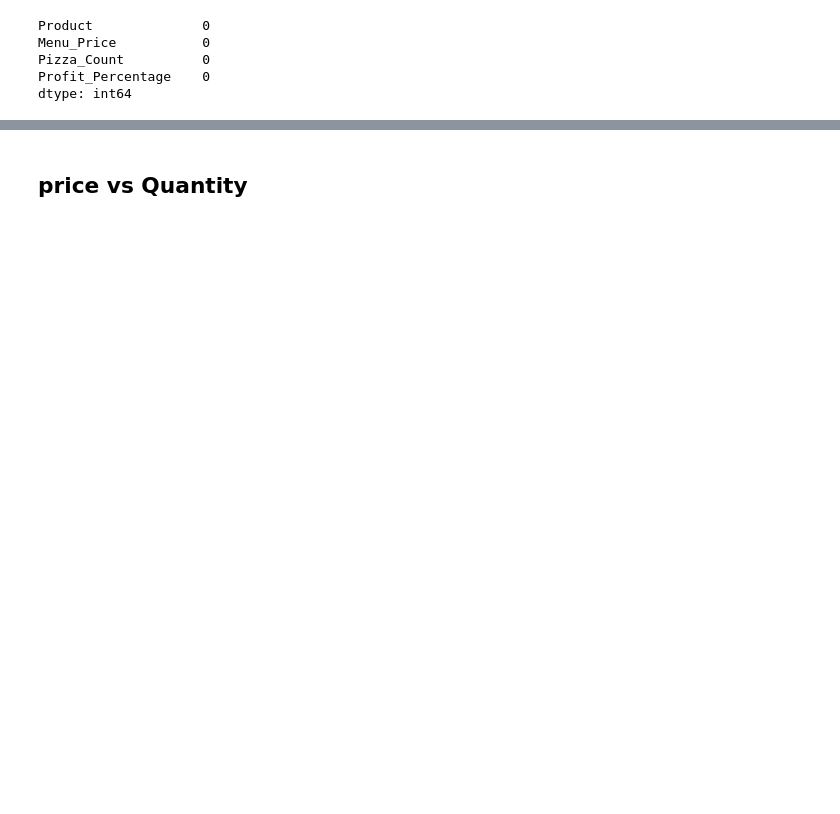
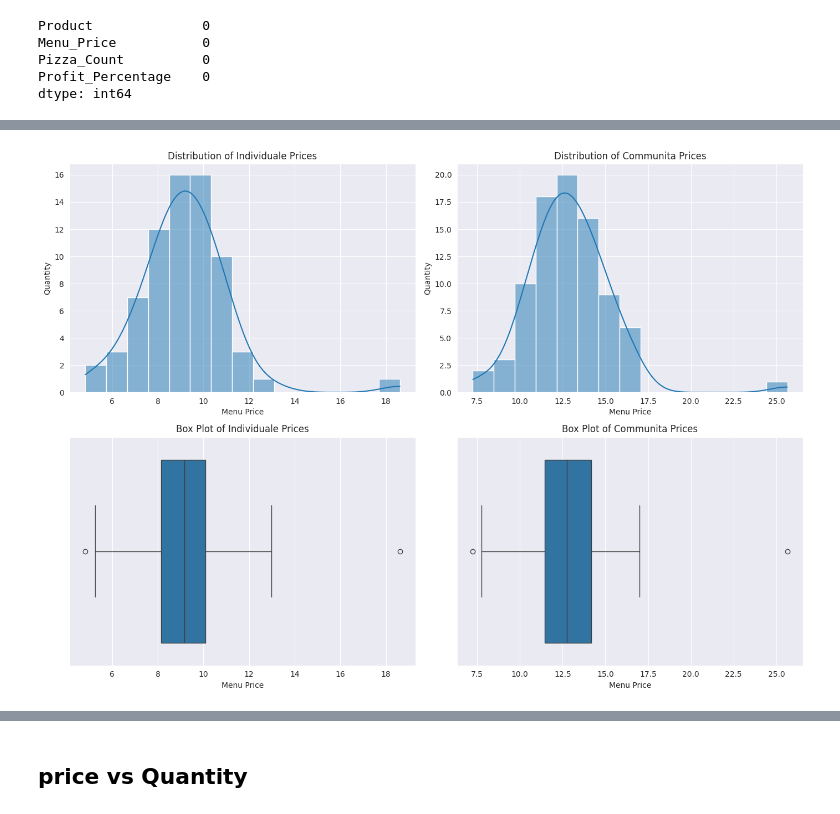
Before and after one commit to mkingopng/Dominos_senior_data_scientist, a Jupyter notebook: src/eda.ipynb, the cells around one changed output, grey strips where cells are left out. Cells and saved outputs as stored; diff of their text form; code cells hidden in the pictures; blank space fills up the shorter version.

```diff
--- a/src/eda.ipynb
+++ b/src/eda.ipynb
@@ -193,0 +106,4 @@ Passing `palette` without assigning `hue` is deprecated and will be removed in v
+# %%
+# Calculate the Cost Price
+df['cost_per_unit'] = df['Menu_Price'] * (1 - df['Profit_Percentage'] / 100)
+df.head()
@@ -193,0 +117,6 @@ Passing `palette` without assigning `hue` is deprecated and will be removed in v
+# %%
+# Calculate the Profit in Dollars
+df['Profit_Dollars'] = (df['Menu_Price'] - df['cost_per_unit']) * df['Pizza_Count']
+
+# Display the first few rows to check the calculations
+print(df.head())
@@ -193,0 +167,37 @@ Passing `palette` without assigning `hue` is deprecated and will be removed in v
+# %%
+def plot_distribution(data, product, ax):
+    """
+    Plot the distribution of menu prices vs quantity for a given product.
+    :param data: DataFrame containing the data
+    :param product: Name of the product to filter by
+    :param ax: Matplotlib axis to plot on
+    :return: None
+    """
+    product_data = data[data['Product'] == product]['Menu_Price']
+    sns.histplot(product_data, kde=True, ax=ax)
+    ax.set_title(f'Distribution of {product} Prices')
+    ax.set_xlabel('Menu Price')
+    ax.set_ylabel('Quantity')
+# %%
+def plot_boxplot(data, product, ax):
+    """
+    Plot a box plot of menu prices for a given product.
+    :param data: DataFrame containing the data
+    :param product: Name of the product to filter by
+    :param ax: Matplotlib axis to plot on
+    :return: None
+    """
+    product_data = data[data['Product'] == product]['Menu_Price']
+    sns.boxplot(x=product_data, ax=ax)
+    ax.set_title(f'Box Plot of {product} Prices')
+    ax.set_xlabel('Menu Price')
+# %%
+fig, axes = plt.subplots(2, 2, figsize=(14, 10))
+plot_distribution(df, 'Individuale', axes[0, 0])
+plot_distribution(df, 'Communita', axes[0, 1])
+plot_boxplot(df, 'Individuale', axes[1, 0])
+plot_boxplot(df, 'Communita', axes[1, 1])
+plt.tight_layout()
+plt.show()
+# %% [output]
+[figure, added]
```
Also changed, not shown: parts of 113 cells of this notebook, 2 other files.
